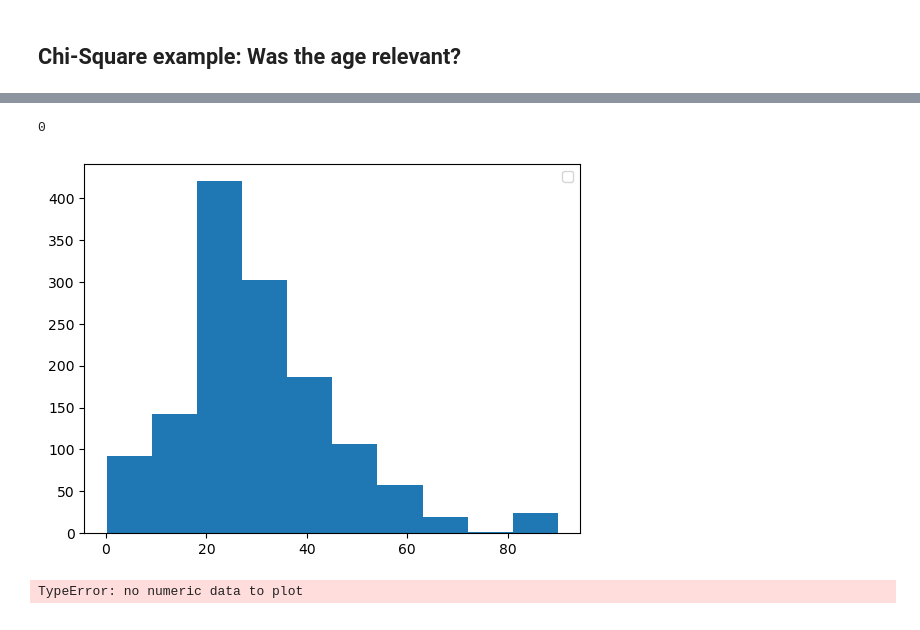
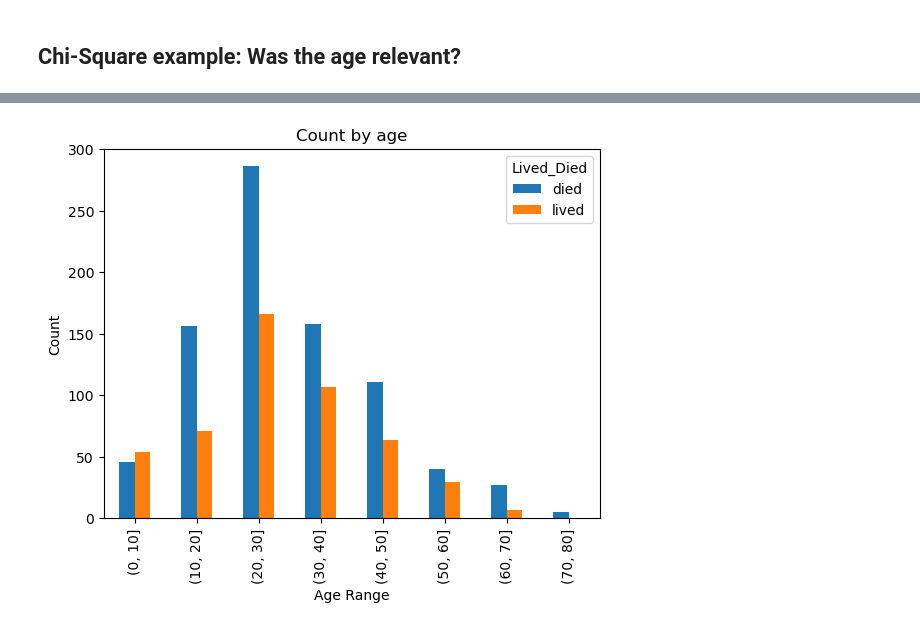
Before and after one commit to CS4580/my-notes-berlay-wsu, a Jupyter notebook: module6/titanic.ipynb, the cells around one changed output, grey strips where cells are left out. Saved outputs shown, nothing was run; the diff lists cells and outputs as text; code cells hidden in the pictures.

```diff
--- a/module6/titanic.ipynb
+++ b/module6/titanic.ipynb
@@ -66,5 +67,9 @@ Chi2ContingencyResult(statistic=355.24355436145913, pvalue=3.0570688722545846e-7
 
 print(passenger_df['Age'].max())
 # The max age is 74.
+passenger_df['age_bins'] = pd.cut(x=passenger_df['Age'], bins=range(0,90,10))
+contingency_table = pd.crosstab(passenger_df['age_bins'], passenger_df['Lived_Died'])
+print(contingency_table)
+print(f'Chi2-Stat {stats.chi2_contingency(contingency_table)[0:3]}')
 # %% [output]
 74.0
@@ -71,21 +87,8 @@ print(passenger_df['Age'].max())
-# %%
-# Let's assign missing values to 90
-passenger_df['Age']=passenger_df['Age'].fillna(90)
-passenger_df['Age'].isna().sum()
-# %% [output]
-0
-# %%
-
-plt.hist(passenger_df['Age'], bins=10)
-plt.legend()
-plt.show()
-# add columns for servived
-# %% [output]
-[figure, removed]
-# %%
-#3 Create heatmap
-passenger_df['age_bins']= pd.cut(x=passenger_df['Age'], bins = [0,10,20,30,40,50,60,70,80,90])
-
-# Use a pivot table
-# %% [output]
-TypeError: no numeric data to plot
+# %%
+passenger_df.groupby(['age_bins', 'Lived_Died']).size().unstack().plot(kind='bar', stacked=False)
+plt.ylabel('Count')
+plt.xlabel('Age Range')
+plt.title('Count by age')
+plt.show()
+# %% [output]
+[figure, added]
```
Also changed, not shown: parts of 32 cells of this notebook.
